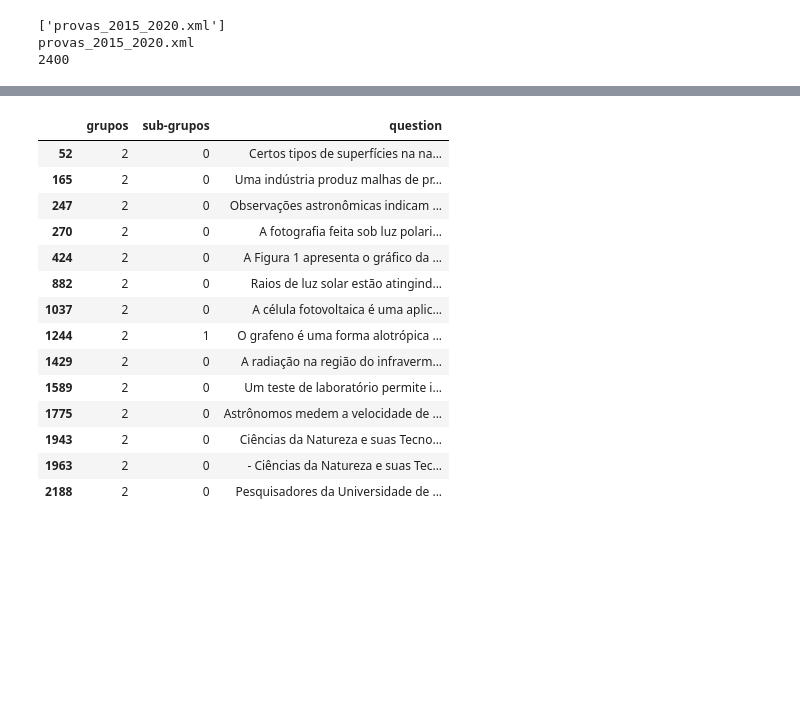
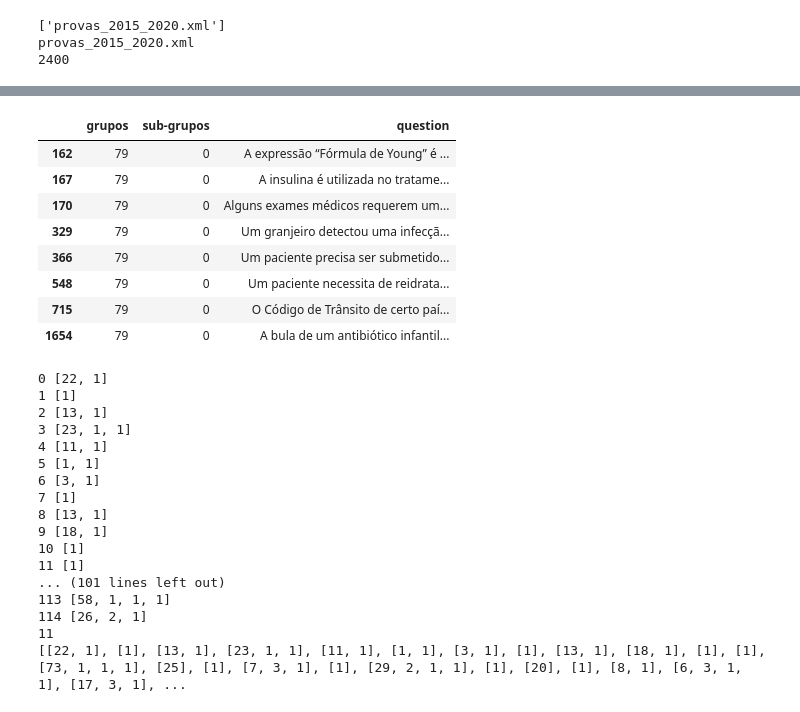
Before and after one commit to andreramalho/provas_enem, a Jupyter notebook: Consulta_questoes_ENEM.ipynb, the cells around one changed output, grey strips where cells are left out. Cells and saved outputs as stored; diff of their text form; code cells hidden in the pictures; blank space fills up the shorter version.

```diff
--- a/Consulta_questoes_ENEM.ipynb
+++ b/Consulta_questoes_ENEM.ipynb
@@ -95,22 +95,48 @@ Dff.head()
 # %%
 #  2 - sol, astronomia, luz
-# 32 - grupo homogenio
-# 50 - química
-#
-Dff.loc[Dff['grupos'] == 2,['grupos','sub-grupos','question']]
+# 35 - questões em inglês
+# 50 - eletricidade
+# 74 - questões em espanhol
+
+Dff.loc[Dff['grupos'] == 79,['grupos','sub-grupos','question']]
 # %% [output]
 |  | grupos | sub-grupos | question |
-| 52 | 2 | 0 | Certos tipos de superfícies na na... |
-| 165 | 2 | 0 | Uma indústria produz malhas de pr... |
-| 247 | 2 | 0 | Observações astronômicas indicam ... |
-| 270 | 2 | 0 | A fotografia feita sob luz polari... |
-| 424 | 2 | 0 | A Figura 1 apresenta o gráﬁco da ... |
-| 882 | 2 | 0 | Raios de luz solar estão atingind... |
-| 1037 | 2 | 0 | A célula fotovoltaica é uma aplic... |
-| 1244 | 2 | 1 | O grafeno é uma forma alotrópica ... |
-| 1429 | 2 | 0 | A radiação na região do infraverm... |
-| 1589 | 2 | 0 | Um teste de laboratório permite i... |
-| 1775 | 2 | 0 | Astrônomos medem a velocidade de ... |
-| 1943 | 2 | 0 | Ciências da Natureza e suas Tecno... |
-| 1963 | 2 | 0 | - Ciências da Natureza e suas Tec... |
-| 2188 | 2 | 0 | Pesquisadores da Universidade de ... |
+| 162 | 79 | 0 | A expressão “Fórmula de Young” é ... |
+| 167 | 79 | 0 | A insulina é utilizada no tratame... |
+| 170 | 79 | 0 | Alguns exames médicos requerem um... |
+| 329 | 79 | 0 | Um granjeiro detectou uma infecçã... |
+| 366 | 79 | 0 | Um paciente precisa ser submetido... |
+| 548 | 79 | 0 | Um paciente necessita de reidrata... |
+| 715 | 79 | 0 | O Código de Trânsito de certo paí... |
+| 1654 | 79 | 0 | A bula de um antibiótico infantil... |
+# %%
+arr = []
+max = 0
+for g in range(len(Dff.grupos.unique())):
+  temp = Dff.loc[Dff['grupos'] == g,['sub-grupos']].value_counts().values.tolist()
+  arr.append(temp)
+  print(g, temp)
+  if max < len(temp):
+    max = len(temp)
+print(max)
+print(arr)
+
+#print(len(Dff.grupos.unique()))
+# %% [output]
+0 [22, 1]
+1 [1]
+2 [13, 1]
+3 [23, 1, 1]
+4 [11, 1]
+5 [1, 1]
+6 [3, 1]
+7 [1]
+8 [13, 1]
+9 [18, 1]
+10 [1]
+11 [1]
+... (101 lines left out)
+113 [58, 1, 1, 1]
+114 [26, 2, 1]
+11
+[[22, 1], [1], [13, 1], [23, 1, 1], [11, 1], [1, 1], [3, 1], [1], [13, 1], [18, 1], [1], [1], [73, 1, 1, 1], [25], [1], [7, 3, 1], [1], [29, 2, 1, 1], [1], [20], [1], [8, 1], [6, 3, 1, 1], [17, 3, 1], ...
```
Also changed, not shown: parts of 8 cells of this notebook.
